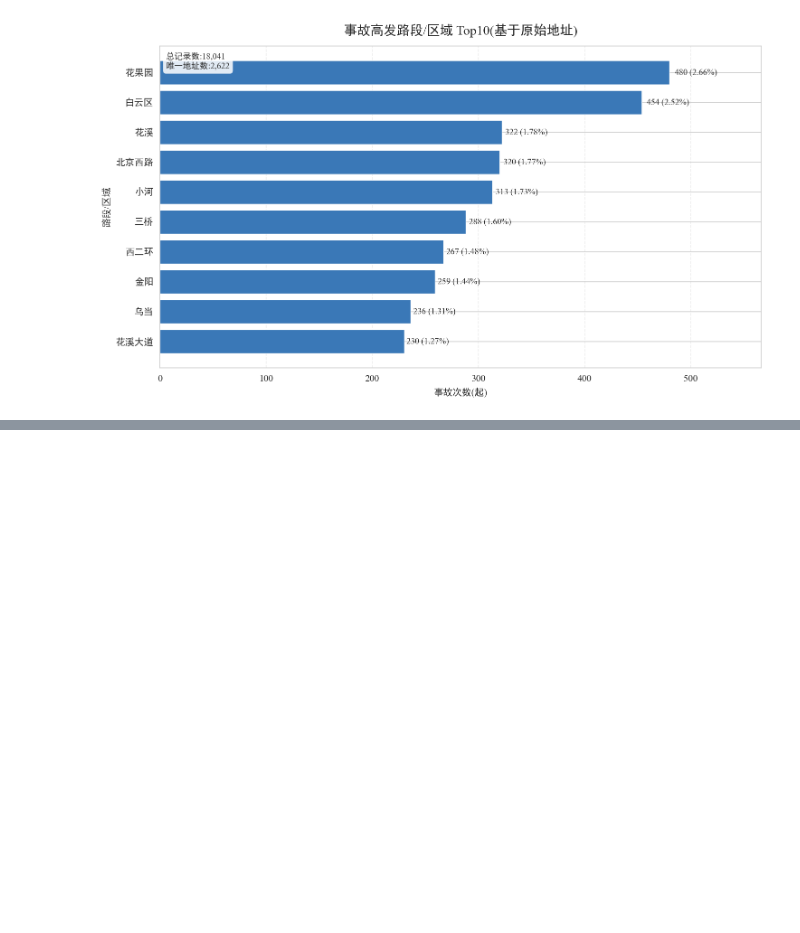
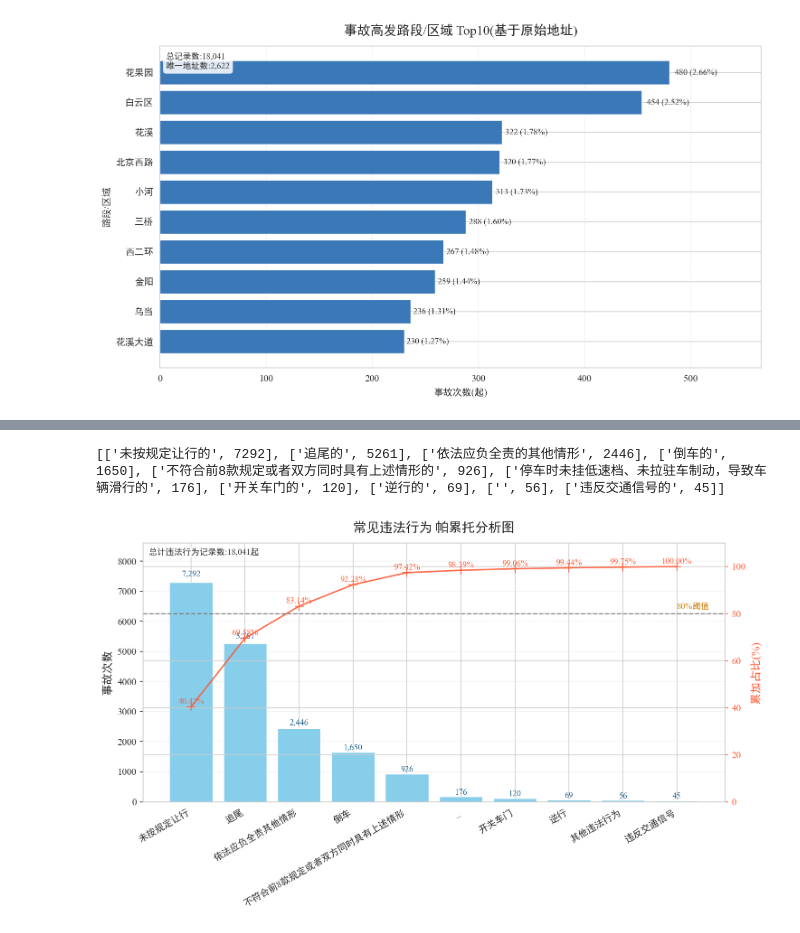
Before and after one commit to SongYangcheng/coding, a Jupyter notebook: dome/analyse_accid.ipynb, the cells around one changed output, grey strips where cells are left out. Cells and saved outputs as stored; diff of their text form; code cells hidden in the pictures; blank space fills up the shorter version.

```diff
--- a/dome/analyse_accid.ipynb
+++ b/dome/analyse_accid.ipynb
@@ -732,0 +953,78 @@ MAP = {
+# %%
+
+pairs = fault_counts.reset_index().values.tolist()
+print(pairs)
+df = pd.DataFrame(pairs, columns=['fault', 'count'])
+df['fault'] = df['fault'].apply(lambda x: '其他违法行为' if x == '' else x)
+df['fault'] = df['fault'].str.replace('的', '', regex=True)
+df = df.sort_values('count', ascending=False).reset_index(drop=True)
+total = int(df['count'].sum())
+df['pct'] = df['count'] / total * 100
+df['cum_pct'] = df['pct'].cumsum() #计算累计百分比
+
+# 绘制帕累托图
+fig, ax = plt.subplots(figsize=(10, 6)) #创建画布和子图,大小为10x6英寸
+bars = ax.bar(
+    df.index, #x轴数据:违法行为类型
+    df['count'], #y轴数据:对应次数
+    color='#87CEEB',
+    edgecolor='white',
+    linewidth=0.7
+)
+ax.set_ylabel('事故次数', fontsize=12)
+ax.set_ylim(0, df['count'].max() * 1.18)
+ax.grid(axis='y', linestyle='--', alpha=0.35)
+xticklabels = [shorten(s, width=20, placeholder='_') for s in df['fault']]#阶段过长的标签过长使用缩略显示
+ax.set_xticks(df.index)
+ax.set_xticklabels(xticklabels, rotation=30, fontsize=10, ha='right') #旋转30度，右对齐
+
+#在子图顶部标注具体的事故次数
+#enumerate用于同时获取索引和值
+for _, (x, v) in enumerate(zip(df.index, df['count'])): #遍历每个条形的x位置和高度
+    ax.text(
+        x, v * 1.02,
+        f'{v:,}',
+        ha='center', va='bottom', fontsize=9, color='#1f618d'
+    )
+ax2 = ax.twinx() #创建共享x轴的第二个y轴
+ax2.plot(
+    df.index, df['cum_pct'],
+    color='#FF5733',
+    marker='+', #数据点标记:园形除了圆还有+
+    markersize=10,
+    lw=1.5,
+    alpha=0.9
+)
+ax2.set_ylabel('累加占比(%)', fontsize=12, color='#FF5733')
+#tick_params用于设置坐标轴刻度线和标签的属性
+ax2.tick_params(axis='y', colors='#FF5733') #右y轴颜色和折线一致
+ax2.set_ylim(0, 110) #设置右y轴范围为0-110%
+for x, v in zip(df.index, df['cum_pct']):
+    ax2.text(
+        x, v+1.2,
+        f'{v:.2f}%',
+        ha='center', color='#FF5733', fontsize=9
+    )
+ax2.axhline(
+    80, color='#555555', linestyle='--', linewidth=1.2, alpha=0.7
+)
+ax2.text(
+    len(df)-0.4, 80 + 1.2,
+    '80%阈值',
+    color='#cc7a00', fontsize=9, ha='right', va='bottom',
+)
+ax.set_title(
+    '常见违法行为 帕累托分析图',
+    fontsize=14, pad=12, weight='bold'
+)
+ax.text(
+    0.01, 0.98, #相对子图的比例坐标(左边缘1%, 上边缘2%)
+    f'总计违法行为记录数:{total:,}起', #文本内容:总违法行为记录数(千分位)
+    transform=ax.transAxes, ha='left', va='top', fontsize=9, #transform=ax.transAxes告诉其适用相对坐标器不使用坐标器
+    bbox=dict(boxstyle='round,pad=0.05', facecolor='white', alpha=.85, lw=0)
+)
+plt.tight_layout() #自动调整布局避免重叠
+plt.show()
+# %% [output]
+[['未按规定让行的', 7292], ['追尾的', 5261], ['依法应负全责的其他情形', 2446], ['倒车的', 1650], ['不符合前8款规定或者双方同时具有上述情形的', 926], ['停车时未挂低速档、未拉驻车制动，导致车辆滑行的', 176], ['开关车门的', 120], ['逆行的', 69], ['', 56], ['违反交通信号的', 45]]
+[figure, added]
```
Also changed, not shown: parts of 12 cells of this notebook, 1 other file.
